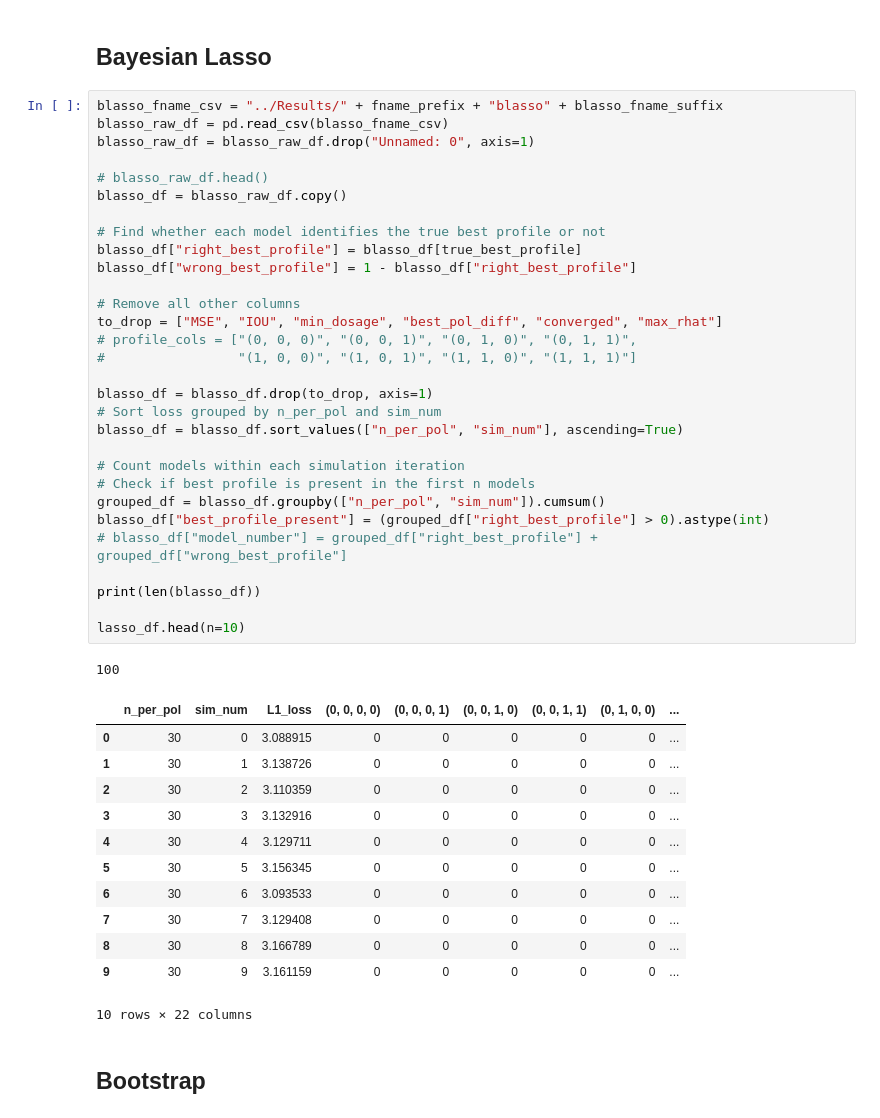
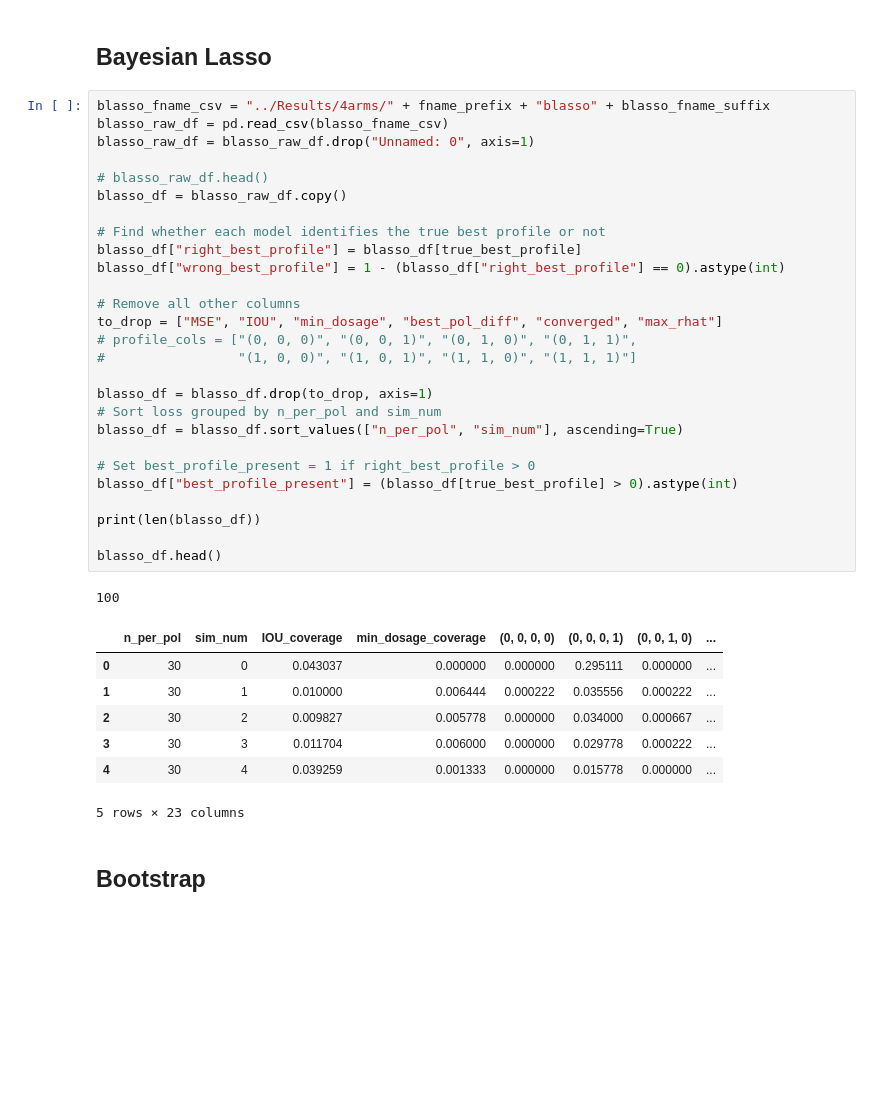
Before and after one commit to AparaV/rashomon-partition-sets, a Jupyter notebook: Code/analyze_reff_simulations.ipynb, the cells around one changed output. Cells and saved outputs as stored; diff of their text form; blank space fills up the shorter version.

```diff
--- a/Code/analyze_reff_simulations.ipynb
+++ b/Code/analyze_reff_simulations.ipynb
@@ -191,49 +191,41 @@ ct_df.head(n=10)
 # %% [markdown]
 ## Bayesian Lasso
 # %%
-blasso_fname_csv = "../Results/" + fname_prefix + "blasso" + blasso_fname_suffix
+blasso_fname_csv = "../Results/4arms/" + fname_prefix + "blasso" + blasso_fname_suffix
 blasso_raw_df = pd.read_csv(blasso_fname_csv)
 blasso_raw_df = blasso_raw_df.drop("Unnamed: 0", axis=1)
 
 # blasso_raw_df.head()
 blasso_df = blasso_raw_df.copy()
 
 # Find whether each model identifies the true best profile or not
 blasso_df["right_best_profile"] = blasso_df[true_best_profile]
-blasso_df["wrong_best_profile"] = 1 - blasso_df["right_best_profile"]
+blasso_df["wrong_best_profile"] = 1 - (blasso_df["right_best_profile"] == 0).astype(int)
 
 # Remove all other columns
 to_drop = ["MSE", "IOU", "min_dosage", "best_pol_diff", "converged", "max_rhat"]
 # profile_cols = ["(0, 0, 0)", "(0, 0, 1)", "(0, 1, 0)", "(0, 1, 1)",
 #                 "(1, 0, 0)", "(1, 0, 1)", "(1, 1, 0)", "(1, 1, 1)"]
 
 blasso_df = blasso_df.drop(to_drop, axis=1)
 # Sort loss grouped by n_per_pol and sim_num
 blasso_df = blasso_df.sort_values(["n_per_pol", "sim_num"], ascending=True)
 
-# Count models within each simulation iteration
-# Check if best profile is present in the first n models
-grouped_df = blasso_df.groupby(["n_per_pol", "sim_num"]).cumsum()
-blasso_df["best_profile_present"] = (grouped_df["right_best_profile"] > 0).astype(int)
-# blasso_df["model_number"] = grouped_df["right_best_profile"] + grouped_df["wrong_best_profile"]
+# Set best_profile_present = 1 if right_best_profile > 0
+blasso_df["best_profile_present"] = (blasso_df[true_best_profile] > 0).astype(int)
 
 print(len(blasso_df))
 
-lasso_df.head(n=10)
+blasso_df.head()
 # %% [output]
 100
-|  | n_per_pol | sim_num | L1_loss | (0, 0, 0, 0) | (0, 0, 0, 1) | (0, 0, 1, 0) | (0, 0, 1, 1) | (0, 1, 0, 0) | ... |
-| 0 | 30 | 0 | 3.088915 | 0 | 0 | 0 | 0 | 0 | ... |
-| 1 | 30 | 1 | 3.138726 | 0 | 0 | 0 | 0 | 0 | ... |
-| 2 | 30 | 2 | 3.110359 | 0 | 0 | 0 | 0 | 0 | ... |
-| 3 | 30 | 3 | 3.132916 | 0 | 0 | 0 | 0 | 0 | ... |
-| 4 | 30 | 4 | 3.129711 | 0 | 0 | 0 | 0 | 0 | ... |
-| 5 | 30 | 5 | 3.156345 | 0 | 0 | 0 | 0 | 0 | ... |
-| 6 | 30 | 6 | 3.093533 | 0 | 0 | 0 | 0 | 0 | ... |
-| 7 | 30 | 7 | 3.129408 | 0 | 0 | 0 | 0 | 0 | ... |
-| 8 | 30 | 8 | 3.166789 | 0 | 0 | 0 | 0 | 0 | ... |
-| 9 | 30 | 9 | 3.161159 | 0 | 0 | 0 | 0 | 0 | ... |
+|  | n_per_pol | sim_num | IOU_coverage | min_dosage_coverage | (0, 0, 0, 0) | (0, 0, 0, 1) | (0, 0, 1, 0) | ... |
+| 0 | 30 | 0 | 0.043037 | 0.000000 | 0.000000 | 0.295111 | 0.000000 | ... |
+| 1 | 30 | 1 | 0.010000 | 0.006444 | 0.000222 | 0.035556 | 0.000222 | ... |
+| 2 | 30 | 2 | 0.009827 | 0.005778 | 0.000000 | 0.034000 | 0.000667 | ... |
+| 3 | 30 | 3 | 0.011704 | 0.006000 | 0.000000 | 0.029778 | 0.000222 | ... |
+| 4 | 30 | 4 | 0.039259 | 0.001333 | 0.000000 | 0.015778 | 0.000000 | ... |
-10 rows × 22 columns
+5 rows × 23 columns
 # %% [markdown]
 ## Bootstrap
 # %%
```
Also changed, not shown: parts of 6 cells of this notebook, 4 other files.
